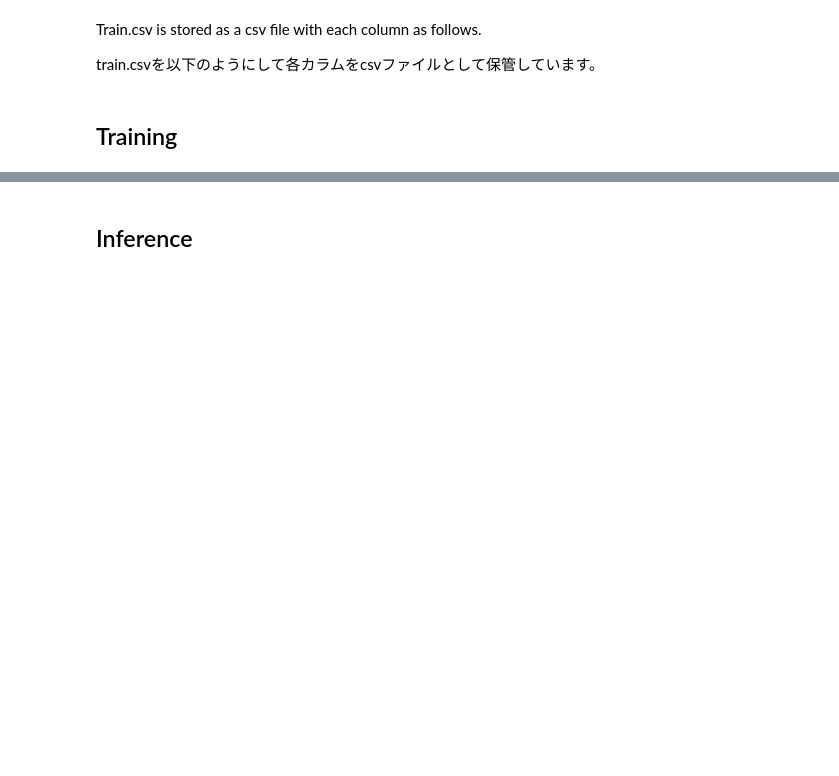
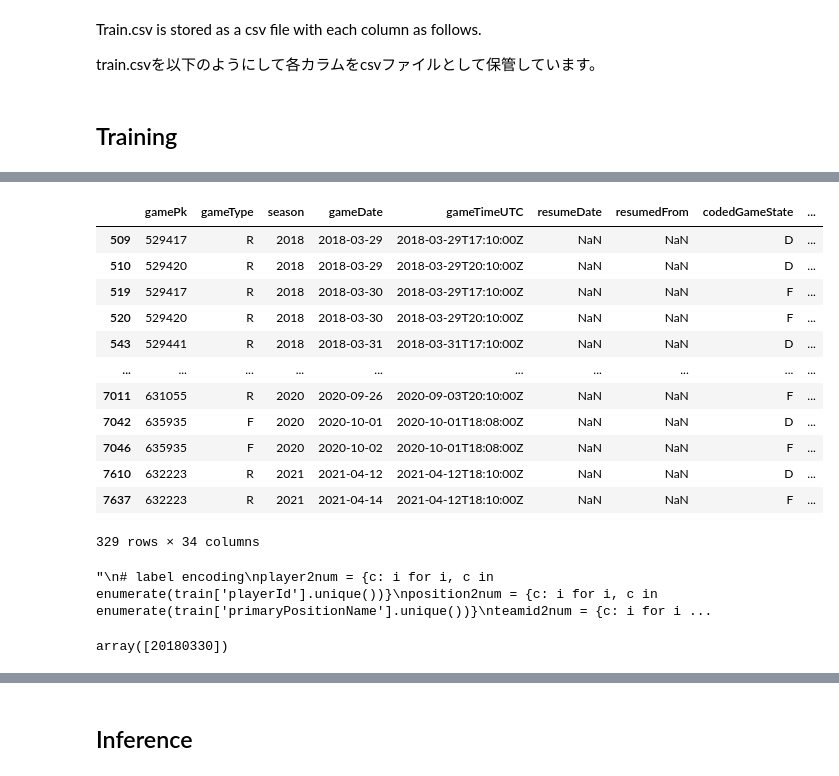
Before and after one commit to a-f-may/mlb, a Jupyter notebook: lgbm_train.ipynb, the cells around one changed output, grey strips where cells are left out. Drawn from its saved outputs; the diff is of its cells as text; code cells hidden in the pictures; blank space fills up the shorter version.

```diff
--- a/lgbm_train.ipynb
+++ b/lgbm_train.ipynb
@@ -128,3 +110,26 @@ scores = scores.groupby(['playerId', 'date']).sum().reset_index()
+# %%
+#追加された特徴量
+games = pd.read_pickle(TRAIN_DIR / 'games_train.pkl')
+games[games.duplicated(subset=["gamePk"], keep=False)]
+#games.index[games["detailedGameState"] == "Postponed"].shape
+#games.drop(games.loc[games['detailedGameState']=='Postponed'].index, inplace=True)
+#games["detailedGameState"].unique()
+#games[games.duplicated(subset=["gamePk"], keep=False)]
+#games['detailedGameState']=='Postponed']だとスコアはキロクされていない
+# %% [output]
+|  | gamePk | gameType | season | gameDate | gameTimeUTC | resumeDate | resumedFrom | codedGameState | ... |
+| 509 | 529417 | R | 2018 | 2018-03-29 | 2018-03-29T17:10:00Z | NaN | NaN | D | ... |
+| 510 | 529420 | R | 2018 | 2018-03-29 | 2018-03-29T20:10:00Z | NaN | NaN | D | ... |
+| 519 | 529417 | R | 2018 | 2018-03-30 | 2018-03-29T17:10:00Z | NaN | NaN | F | ... |
+| 520 | 529420 | R | 2018 | 2018-03-30 | 2018-03-29T20:10:00Z | NaN | NaN | F | ... |
+| 543 | 529441 | R | 2018 | 2018-03-31 | 2018-03-31T17:10:00Z | NaN | NaN | D | ... |
+| ... | ... | ... | ... | ... | ... | ... | ... | ... | ... |
+| 7011 | 631055 | R | 2020 | 2020-09-26 | 2020-09-03T20:10:00Z | NaN | NaN | F | ... |
+| 7042 | 635935 | F | 2020 | 2020-10-01 | 2020-10-01T18:08:00Z | NaN | NaN | D | ... |
+| 7046 | 635935 | F | 2020 | 2020-10-02 | 2020-10-01T18:08:00Z | NaN | NaN | F | ... |
+| 7610 | 632223 | R | 2021 | 2021-04-12 | 2021-04-12T18:10:00Z | NaN | NaN | D | ... |
+| 7637 | 632223 | R | 2021 | 2021-04-14 | 2021-04-12T18:10:00Z | NaN | NaN | F | ... |
+329 rows × 34 columns
 # %%
 targets_cols = ['playerId', 'target1', 'target2', 'target3', 'target4', 'date']
 players_cols = ['playerId', 'primaryPositionName']
@@ -176,7 +182,8 @@ feature_cols = ['label_playerId', 'label_primaryPositionName', 'label_teamId',
 train = targets[targets_cols].merge(players[players_cols], on=['playerId'], how='left')
 train = train.merge(rosters[rosters_cols], on=['playerId', 'date'], how='left')
 train = train.merge(scores[scores_cols], on=['playerId', 'date'], how='left')
-
+train = train.merge(games[games_cols], on=["gamePk"], how="left")
+"""
 # label encoding
 player2num = {c: i for i, c in enumerate(train['playerId'].unique())}
 position2num = {c: i for i, c in enumerate(train['primaryPositionName'].unique())}
@@ -185,7 +192,13 @@ status2num = {c: i for i, c in enumerate(train['status'].unique())}
 train['label_playerId'] = train['playerId'].map(player2num)
 train['label_primaryPositionName'] = train['primaryPositionName'].map(position2num)
 train['label_teamId'] = train['teamId'].map(teamid2num)
-train['label_status'] = train['status'].map(status2num)
+train['label_status'] = train['status'].map(status2num)"""
+# %% [output]
+"\n# label encoding\nplayer2num = {c: i for i, c in enumerate(train['playerId'].unique())}\nposition2num = {c: i for i, c in enumerate(train['primaryPositionName'].unique())}\nteamid2num = {c: i for i ...
+# %%
+train[train["gamePk"]==529417	]["date"].unique()
+# %% [output]
+array([20180330])
 # %%
 train_X = train[feature_cols]
 train_y = train[['target1', 'target2', 'target3', 'target4']]
```
Also changed, not shown: parts of 9 cells of this notebook.
